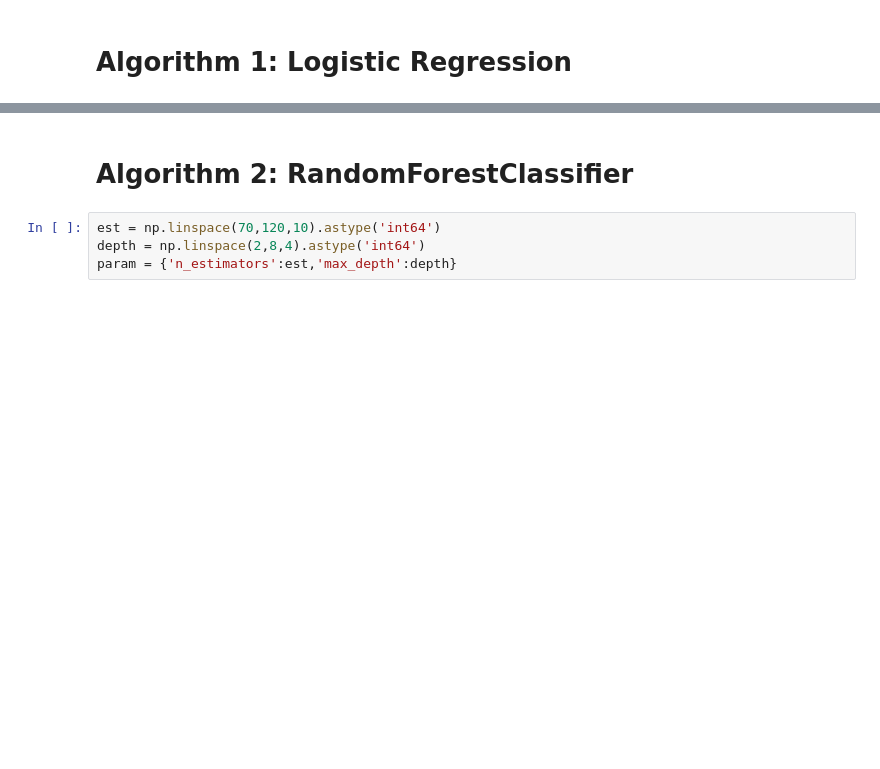
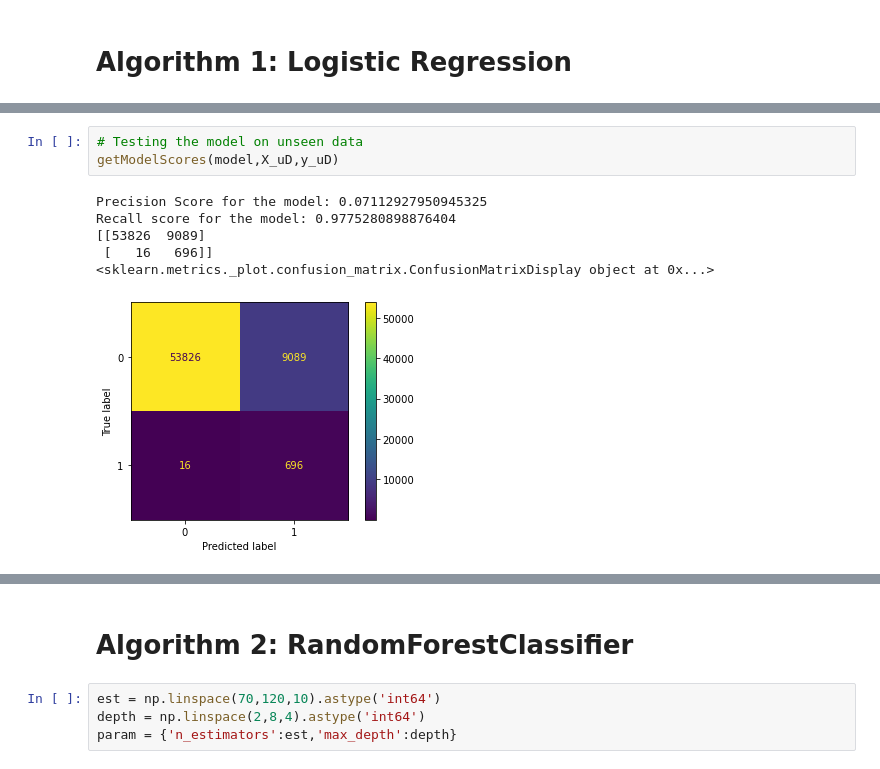
Before and after one commit to Saransh-Khasria/FraudDetection, a Jupyter notebook: 04. Modeling.ipynb, the cells around one changed output, grey strips where cells are left out. Cells and saved outputs as stored; diff of their text form; blank space fills up the shorter version.

```diff
--- a/04. Modeling.ipynb
+++ b/04. Modeling.ipynb
@@ -240,0 +219,10 @@ plt.show()
+# %%
+# Testing the model on unseen data
+getModelScores(model,X_uD,y_uD)
+# %% [output]
+Precision Score for the model: 0.07112927950945325
+Recall score for the model: 0.9775280898876404
+[[53826  9089]
+ [   16   696]]
+<sklearn.metrics._plot.confusion_matrix.ConfusionMatrixDisplay object at 0x...>
+[figure, added]
```
Also changed, not shown: parts of 87 cells of this notebook.
